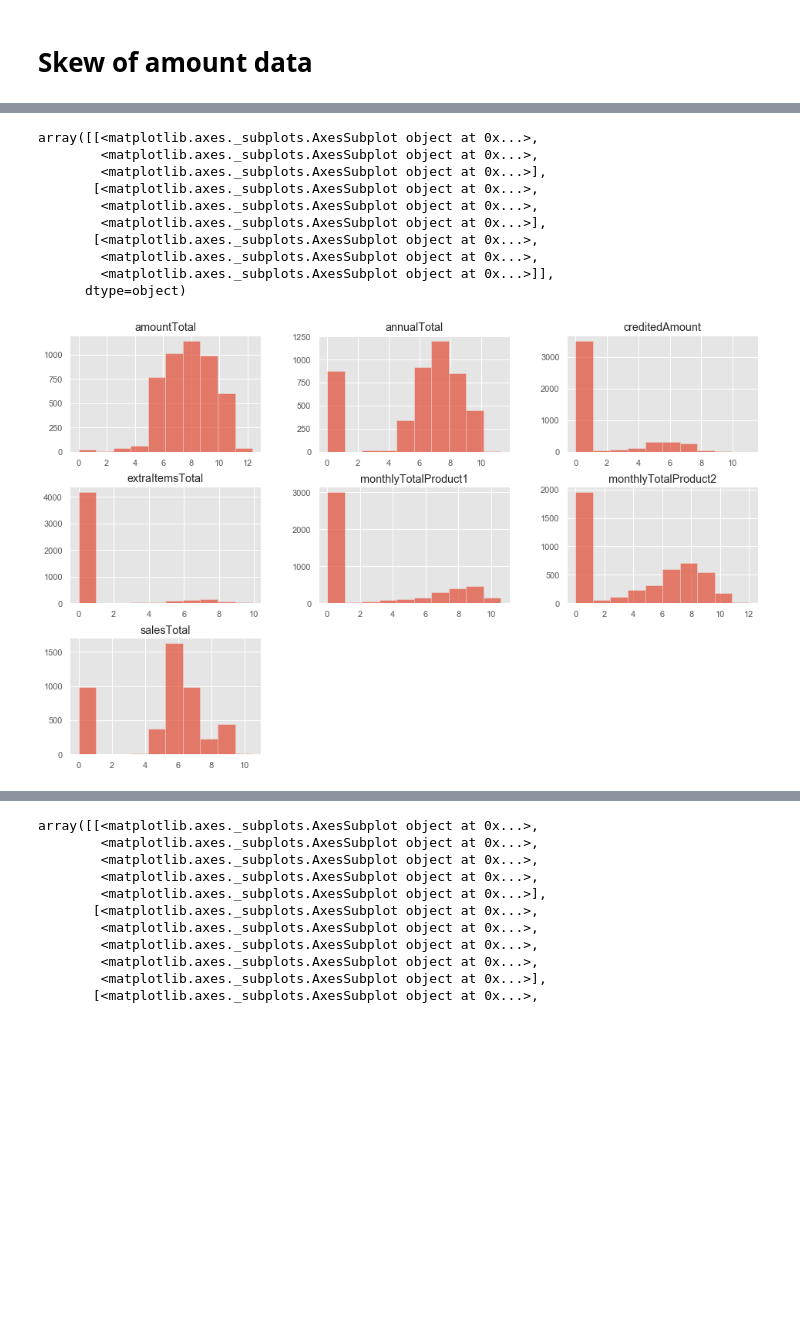
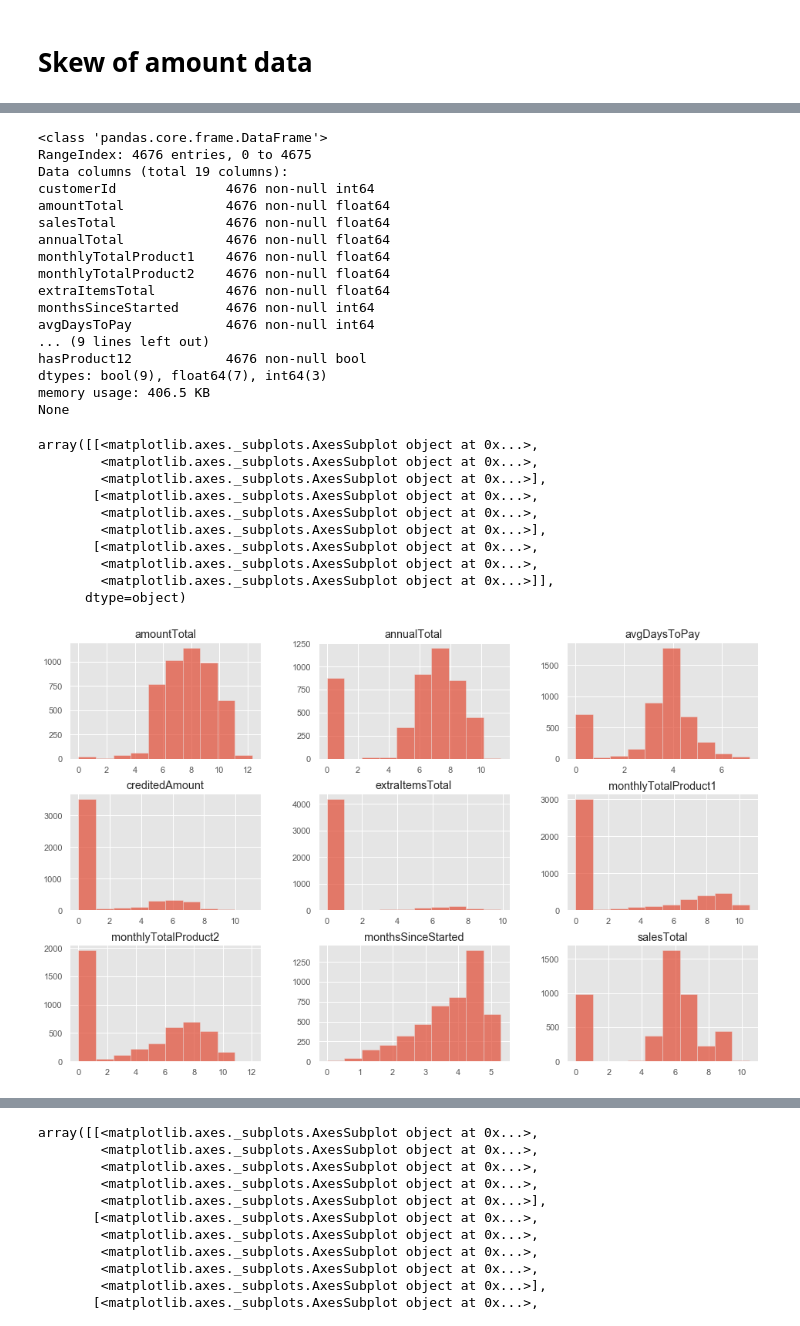
Before and after one commit to nathfy/paperUwe_v1, a Jupyter notebook: Predicting product cancelations for sales retention.ipynb, the cells around one changed output, grey strips where cells are left out. Drawn from its saved outputs; the diff is of its cells as text; code cells hidden in the pictures; blank space fills up the shorter version.

```diff
--- a/Predicting product cancelations for sales retention.ipynb
+++ b/Predicting product cancelations for sales retention.ipynb
@@ -744,8 +800,8 @@ from sklearn.preprocessing import MinMaxScaler
 matplotlib.style.use('ggplot')
 
 skewColumns = dataFrame.skew(numeric_only="true")
-skewRightColumns = skewColumns[lambda x : (x > 3.0)]
-skewLeftColumns = skewColumns[lambda x : (x < -3.0)]
+skewRightColumns = skewColumns[lambda x : (x > 0.25)]
+skewLeftColumns = skewColumns[lambda x : (x < -0.25)]
 print(f"Skew right columns: {skewRightColumns}")
 print("")
 print(f"Skew left columns: {skewLeftColumns}")
@@ -805,18 +852,37 @@ array([[<matplotlib.axes._subplots.AxesSubplot object at 0x...>,
 # %%
 #Log transform
 skewRightDf = dataFrame[skewRightColumns.index]
+skewRightDf = skewRightDf.drop([customerIdKey], axis=1)
+print(dataFrame[skewRightColumns.index].info())
 # 1+ to get rid of -inf value
-skewRightDfLog = np.log(1+skewRightDf.select_dtypes(include=['float64']))
+skewRightDfLog = np.log(1+skewRightDf.select_dtypes(include=['float64','int64']))
 skewRightDfLog.hist(alpha=0.7, figsize=(16, 10))
 # %% [output]
-array([[<matplotlib.axes._subplots.AxesSubplot object at 0x...>,
-        <matplotlib.axes._subplots.AxesSubplot object at 0x...>,
-        <matplotlib.axes._subplots.AxesSubplot object at 0x...>],
-       [<matplotlib.axes._subplots.AxesSubplot object at 0x...>,
-        <matplotlib.axes._subplots.AxesSubplot object at 0x...>,
-        <matplotlib.axes._subplots.AxesSubplot object at 0x...>],
-       [<matplotlib.axes._subplots.AxesSubplot object at 0x...>,
-        <matplotlib.axes._subplots.AxesSubplot object at 0x...>,
-        <matplotlib.axes._subplots.AxesSubplot object at 0x...>]],
-      dtype=object)
+<class 'pandas.core.frame.DataFrame'>
+RangeIndex: 4676 entries, 0 to 4675
+Data columns (total 19 columns):
+customerId              4676 non-null int64
+amountTotal             4676 non-null float64
+salesTotal              4676 non-null float64
+annualTotal             4676 non-null float64
+monthlyTotalProduct1    4676 non-null float64
+monthlyTotalProduct2    4676 non-null float64
+extraItemsTotal         4676 non-null float64
+monthsSinceStarted      4676 non-null int64
+avgDaysToPay            4676 non-null int64
+... (9 lines left out)
+hasProduct12            4676 non-null bool
+dtypes: bool(9), float64(7), int64(3)
+memory usage: 406.5 KB
+None
+array([[<matplotlib.axes._subplots.AxesSubplot object at 0x...>,
+        <matplotlib.axes._subplots.AxesSubplot object at 0x...>,
+        <matplotlib.axes._subplots.AxesSubplot object at 0x...>],
+       [<matplotlib.axes._subplots.AxesSubplot object at 0x...>,
+        <matplotlib.axes._subplots.AxesSubplot object at 0x...>,
+        <matplotlib.axes._subplots.AxesSubplot object at 0x...>],
+       [<matplotlib.axes._subplots.AxesSubplot object at 0x...>,
+        <matplotlib.axes._subplots.AxesSubplot object at 0x...>,
+        <matplotlib.axes._subplots.AxesSubplot object at 0x...>]],
+      dtype=object)
-[figure, old version]
+[figure, new version]
```
Also changed, not shown: parts of 8 cells of this notebook.
